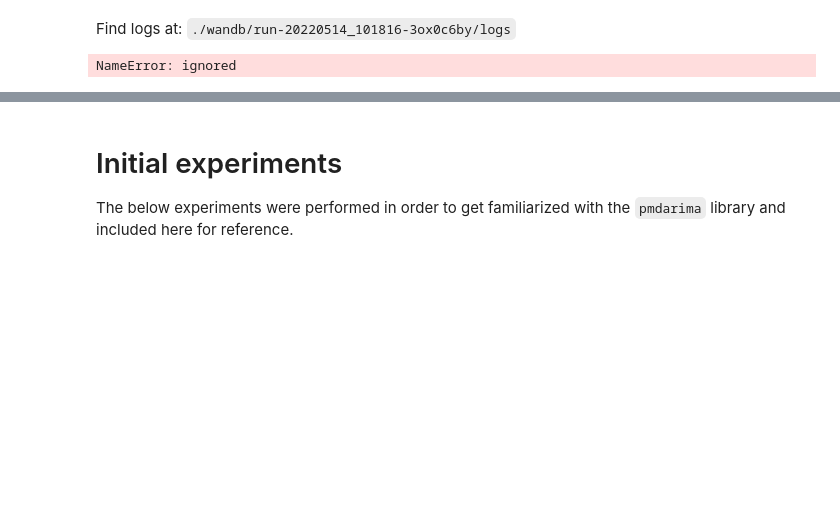
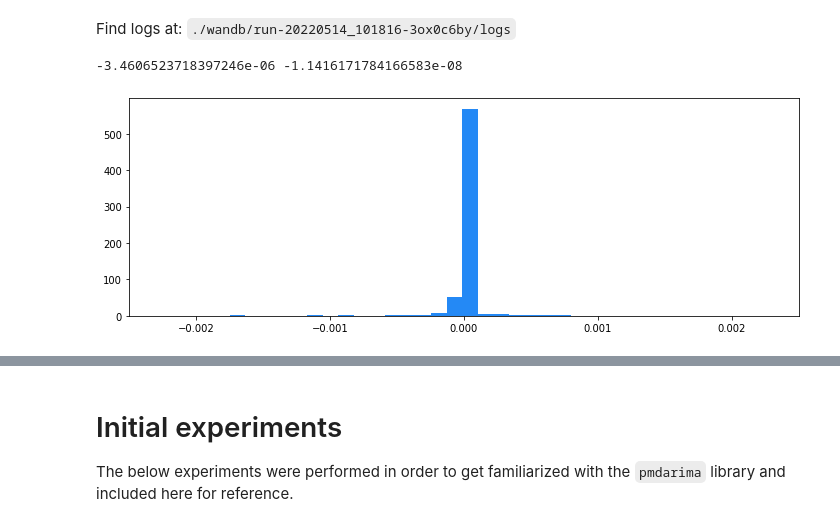
Before and after one commit to Krankile/npmf, a Jupyter notebook: notebooks/multivariate_statistical_forecacst.ipynb, the cells around one changed output, grey strips where cells are left out. Cells and saved outputs as stored; diff of their text form; code cells hidden in the pictures; blank space fills up the shorter version.

```diff
--- a/notebooks/multivariate_statistical_forecacst.ipynb
+++ b/notebooks/multivariate_statistical_forecacst.ipynb
@@ -395,7 +412,4 @@ for ticker, revenue in tqdm(revenues.items()):
     )
     max_rev = s.iloc[-60:, :].revenue.max()
 
-    print(max_rev)
-    break
+    scaled_rev.append(revenue / max_rev)
-# %% [output]
-NameError: ignored
@@ -403,0 +416,7 @@ revenues
+# %%
+print(np.mean(scaled_rev), np.median(scaled_rev))
+plt.hist(scaled_rev, bins=500,)
+plt.xlim(-0.0025, 0.0025);
+# %% [output]
+-3.4606523718397246e-06 -1.1416171784166583e-08
+[figure, added]
```
Also changed, not shown: parts of 7 cells of this notebook.
